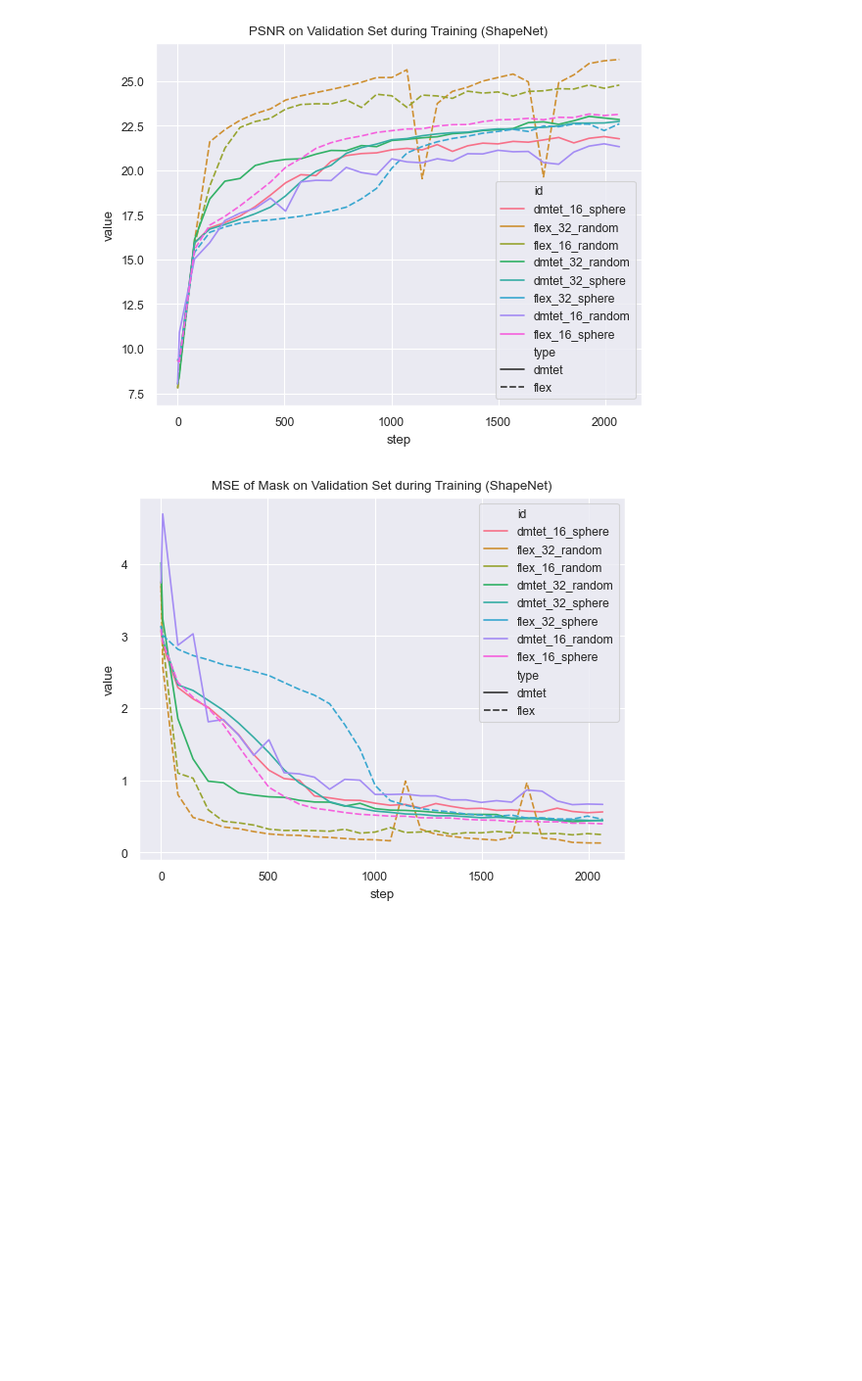
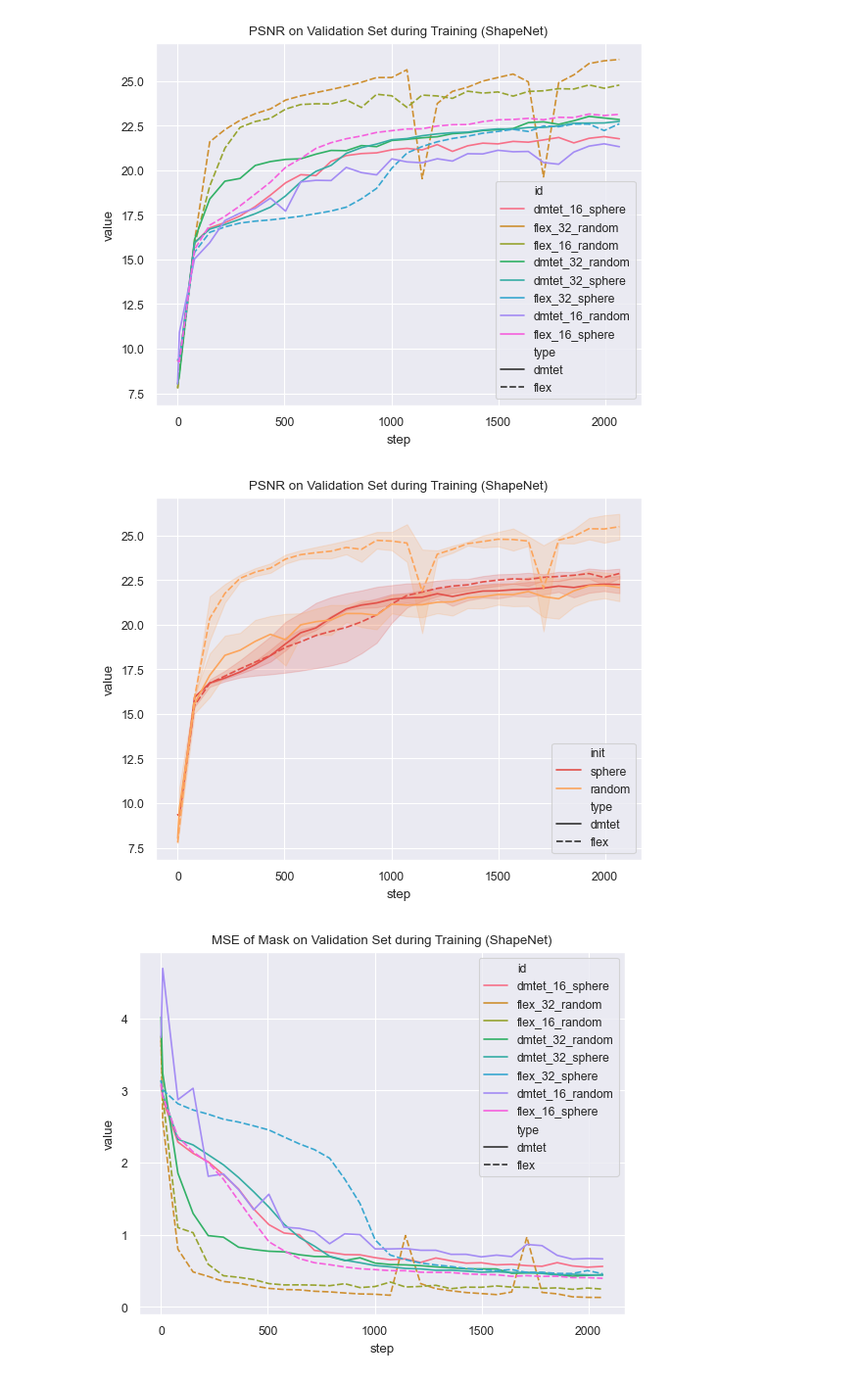
Before and after one commit to kataikko/dll2025project, a Jupyter notebook: plotting/plotting.ipynb, the cells around one changed output. Shown: that part at 98% size. Cells and saved outputs as stored; diff of their text form; code cells hidden in the pictures; blank space fills up the shorter version.

```diff
--- a/plotting/plotting.ipynb
+++ b/plotting/plotting.ipynb
@@ -105,6 +117,12 @@ plt.title("PSNR on Validation Set during Training (ShapeNet)")
 plt.savefig(PLOT_DIR + "val_psnr" + ".png")
 # %% [output]
 [figure]
+# %%
+sns.lineplot(val_psnr, x="step", y="value", hue="init", style="type")
+plt.title("PSNR on Validation Set during Training (ShapeNet)")
+plt.savefig(PLOT_DIR + "val_psnr_by_init_type" + ".png")
+# %% [output]
+[figure, added]
 # %%
 sns.lineplot(val_rec_mask_mse, x="step", y="value", hue="id", style="type")
 plt.title("MSE of Mask on Validation Set during Training (ShapeNet)")
```
Also changed, not shown: parts of 2 cells of this notebook, 3 other files.
